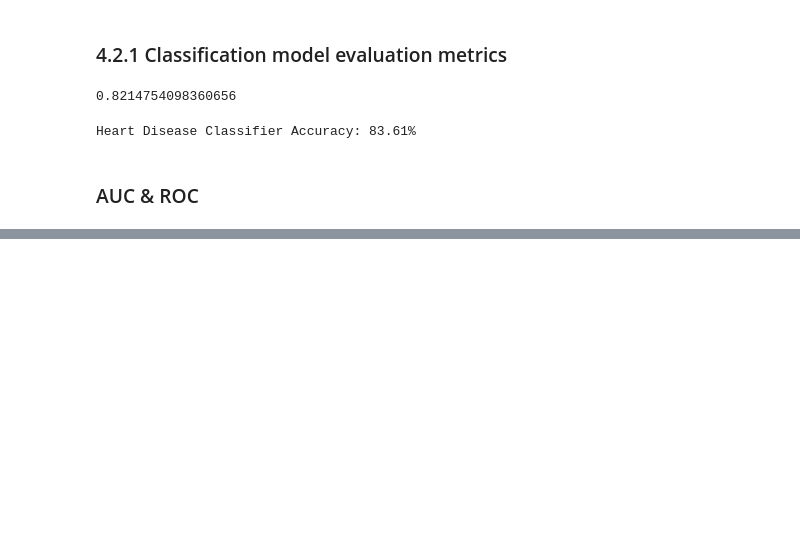
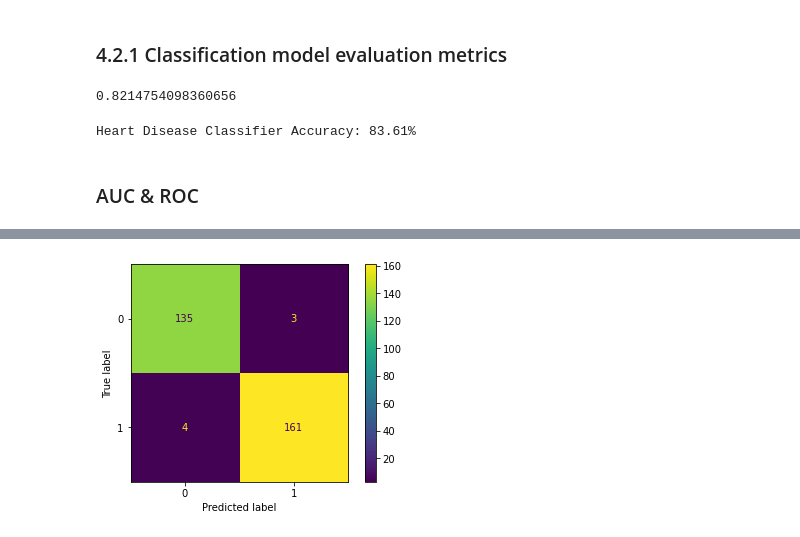
Before and after one commit to BensonFeng/scikit-notebook, a Jupyter notebook: notebook/intro-scikit-learn.ipynb, the cells around one changed output, grey strips where cells are left out. Drawn from its saved outputs; the diff is of its cells as text; code cells hidden in the pictures; blank space fills up the shorter version.

Commit message:
confusion matrix

```diff
--- a/notebook/intro-scikit-learn.ipynb
+++ b/notebook/intro-scikit-learn.ipynb
@@ -956,0 +1020,6 @@ roc_auc_score(y_test, y_probs)
+# %%
+from sklearn.metrics import plot_confusion_matrix
+plot_confusion_matrix(clf, X, y)
+plt.show()
+# %% [output]
+[figure, added]
```
Also changed, not shown: parts of 10 cells of this notebook.
